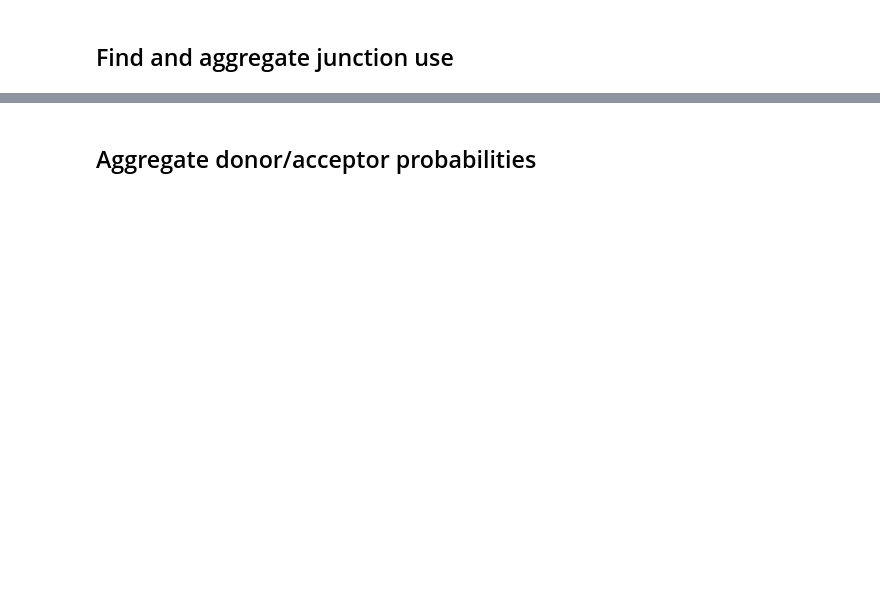
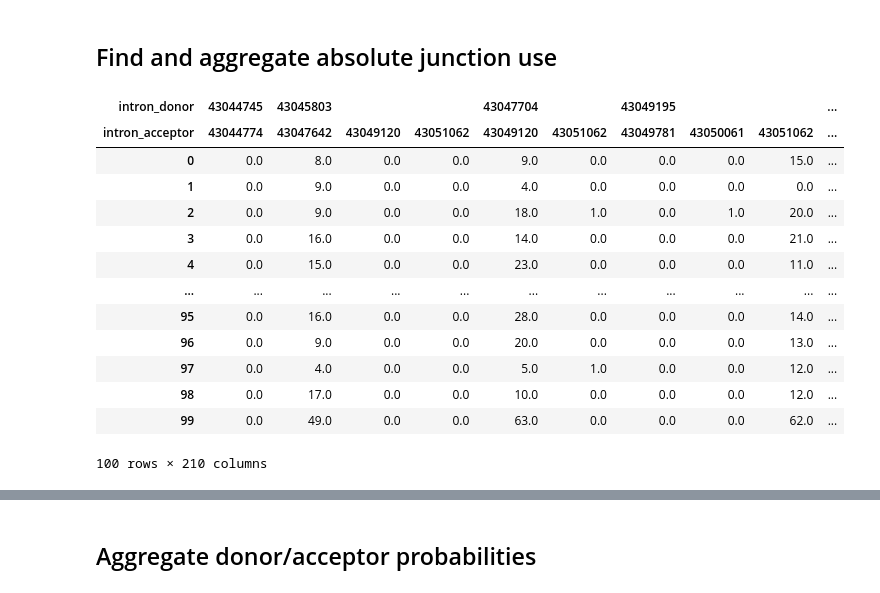
Before and after one commit to jannis-baum/hpi-hoai, a Jupyter notebook: tcga-brca/evaluation.ipynb, the cells around one changed output, grey strips where cells are left out. Cells and saved outputs as stored; diff of their text form; code cells hidden in the pictures; blank space fills up the shorter version.

```diff
--- a/tcga-brca/evaluation.ipynb
+++ b/tcga-brca/evaluation.ipynb
@@ -18,17 +31,32 @@ study_info.head()
 | 0adf59c6-581a-475d-a2f4-40aa40060b5b | 9d025af7-ba40-4329-9308-d039aaad9... | 9d025af7-ba40-4329-9308-d039aaad9... | aa368df9-0840-4619-86d3-46bf56179... | aa368df9-0840-4619-86d3-46bf56179... | aa368df9-0840-4619-86d3-46bf56179... | 95034341 |
 | 0045349c-69d9-4306-a403-c9c1fa836644 | 36125e17-48fd-4eea-874c-ed2e2e218... | 36125e17-48fd-4eea-874c-ed2e2e218... | 4598a0fe-4bbf-413d-8f9b-db38d4f21... | 4598a0fe-4bbf-413d-8f9b-db38d4f21... | 4598a0fe-4bbf-413d-8f9b-db38d4f21... | 90039272 |
 # %% [markdown]
-## Find and aggregate junction use
+## Find and aggregate absolute junction use
 # %%
 junctions = pd.DataFrame()
 for case_id in study_info.index:
-    new_j, count = junctions_and_count(case_id, brca1)
-    new_j = (new_j / count).T
+    new_j = get_junctions(case_id, brca1).T
     if junctions.empty:
         junctions = new_j
     else:
         junctions = pd.concat([junctions, new_j], ignore_index=True)
 junctions = junctions.reindex(sorted(junctions.columns), axis=1).fillna(0)
+junctions
+# %% [output]
+| intron_donor | 43044745 | 43045803 |  |  | 43047704 |  | 43049195 |  |  | ... |
+| intron_acceptor | 43044774 | 43047642 | 43049120 | 43051062 | 43049120 | 43051062 | 43049781 | 43050061 | 43051062 | ... |
+| 0 | 0.0 | 8.0 | 0.0 | 0.0 | 9.0 | 0.0 | 0.0 | 0.0 | 15.0 | ... |
+| 1 | 0.0 | 9.0 | 0.0 | 0.0 | 4.0 | 0.0 | 0.0 | 0.0 | 0.0 | ... |
+| 2 | 0.0 | 9.0 | 0.0 | 0.0 | 18.0 | 1.0 | 0.0 | 1.0 | 20.0 | ... |
+| 3 | 0.0 | 16.0 | 0.0 | 0.0 | 14.0 | 0.0 | 0.0 | 0.0 | 21.0 | ... |
+| 4 | 0.0 | 15.0 | 0.0 | 0.0 | 23.0 | 0.0 | 0.0 | 0.0 | 11.0 | ... |
+| ... | ... | ... | ... | ... | ... | ... | ... | ... | ... | ... |
+| 95 | 0.0 | 16.0 | 0.0 | 0.0 | 28.0 | 0.0 | 0.0 | 0.0 | 14.0 | ... |
+| 96 | 0.0 | 9.0 | 0.0 | 0.0 | 20.0 | 0.0 | 0.0 | 0.0 | 13.0 | ... |
+| 97 | 0.0 | 4.0 | 0.0 | 0.0 | 5.0 | 1.0 | 0.0 | 0.0 | 12.0 | ... |
+| 98 | 0.0 | 17.0 | 0.0 | 0.0 | 10.0 | 0.0 | 0.0 | 0.0 | 12.0 | ... |
+| 99 | 0.0 | 49.0 | 0.0 | 0.0 | 63.0 | 0.0 | 0.0 | 0.0 | 62.0 | ... |
+100 rows × 210 columns
 # %%
 top_n = 30
 junctions\
```
Also changed, not shown: parts of 8 cells of this notebook.
